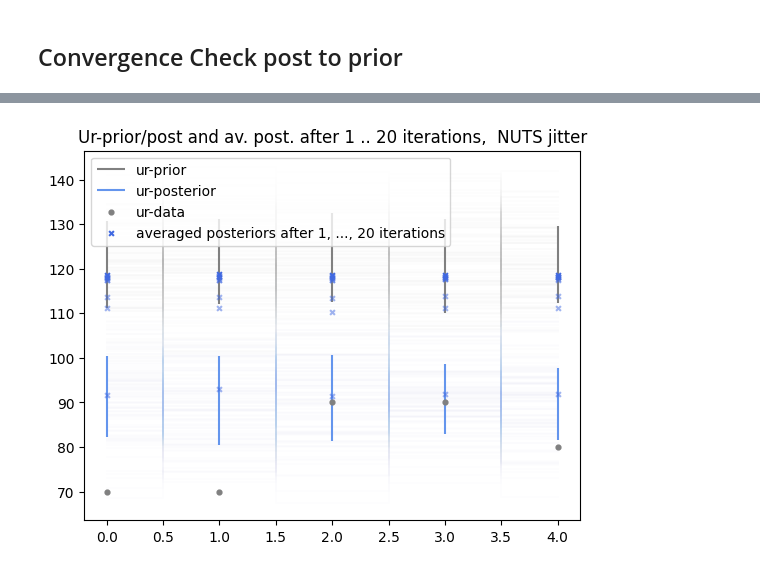
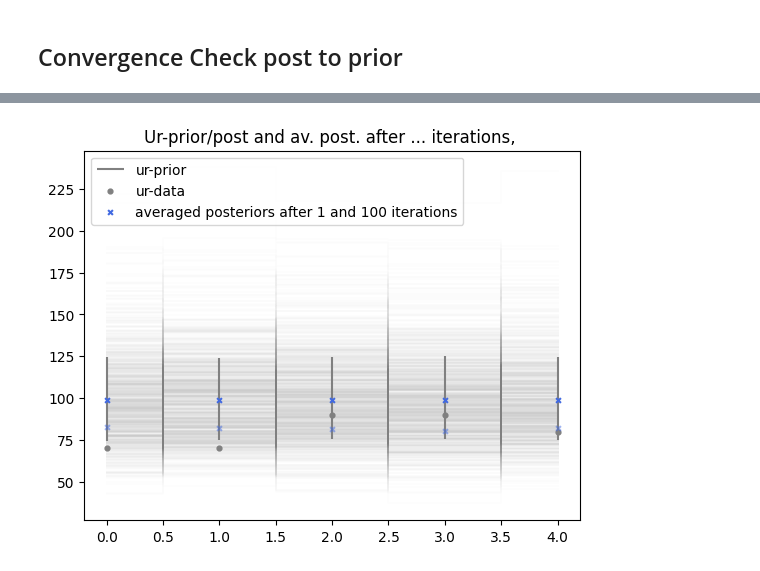
Before and after one commit to malin-horstmann/bayesian_pyhf, a Jupyter notebook: examples/sampling.ipynb, the cells around one changed output, grey strips where cells are left out. Cells and saved outputs as stored; diff of their text form; code cells hidden in the pictures.

```diff
--- a/examples/sampling.ipynb
+++ b/examples/sampling.ipynb
@@ -126,7 +127,7 @@ prior_dict = prepare_inference.prepare_priors(model, unconstr_dict)
     # dictionary with keys 'model', 'obs', 'priors', 'precision'
 precision = []
 [precision.append(float(obs[i])**(0.5)) for i in range(nBins)]
-prepared_model = prepare_inference.prepare_model(model=model, observations=obs, precision=1, priors=prior_dict)
+prepared_model = prepare_inference.prepare_model(model=model, observations=obs, precision=precision, priors=prior_dict)
 # %% [markdown]
 ## General functions
 # %%
@@ -310,9 +293,11 @@ ur_obs = jnp.array([70., 70., 90., 90., 80.])
 model = pyhf.simplemodels.correlated_background([10]*N,[50]*N, [45]*N, [55]*N)
 model.expected_actualdata(model.config.suggested_init()),model.config.suggested_init()
 
+n_samples = 1000
+
 unconstr_dict = {
-    'mu': {'type': 'unconstrained', 'input': [[700.], [100.]]}
+    'mu': {'type': 'unconstrained', 'input': [[5.], [1.]]}
 }
 prior_dict = prepare_inference.prepare_priors(model, unconstr_dict)
-prepared_model = prepare_inference.prepare_model(model=model, observations=obs, precision=1, priors=prior_dict)
+prepared_model = prepare_inference.prepare_model(model=model, observations=ur_obs, precision=1, priors=prior_dict)
 # %%
@@ -338,0 +345,4 @@ Sampling: [ExpData1, Normals, Unconstrained]
+# %%
+a = corner.corner(prior_pred_UR.prior)
+
+b = corner.corner(post_data_UR.posterior)
@@ -339,24 +352,26 @@ Sampling: [ExpData1, Normals, Unconstrained]
 # %%
 obs_from_prior = ur_obs
 post = []
+n_iterations = 2
 n_samples = 100
-n_iterations = 10
-
 
 post_average_iters = []
+post_data_iters = []
 
-for iterations in np.linspace(1, 20, n_iterations, dtype=int):
+for iterations in np.linspace(1, 100, n_iterations, dtype=int):
+    obs_from_prior = ur_obs
     print(f'ITERATION: {iterations}')
     for i in range(iterations):
         with pm.Model() as m1:
-            pars1 = pm.Deterministic('pars1', prepare_inference.priors2pymc(prepared_model))
-            ExpData_Det1 = pm.Deterministic('ExpData_Det1', expData_op(pars1))
+            # pars1 = pm.Deterministic('pars1', prepare_inference.priors2pymc(prepared_model))
+            pars1 = prepare_inference.priors2pymc(prepared_model)
+            # ExpData_Det1 = pm.Deterministic('ExpData_Det1', expData_op(pars1))
 
-            ExpData1 = pm.Normal("ExpData1", mu=ExpData_Det1, sigma = 8, observed=obs_from_prior)
+            ExpData1 = pm.Normal("ExpData1", mu=expData_op(pars1), sigma = 8, observed=obs_from_prior)
 
             step1 = pm.Metropolis()
 
-            post_data_test = pm.sample(n_samples, chains=1, cores=4)
+            post_data_test = pm.sample(n_samples, chains=1, cores=4, step=step1)
             post_pred_test = pm.sample_posterior_predictive(post_data_test)
             prior_pred_test = pm.sample_prior_predictive(n_samples)
 
@@ -375,6 +390,7 @@ for iterations in np.linspace(1, 20, n_iterations, dtype=int):
         post_average.append(aa/(n_samples*iterations))
 
     post_average_iters.append(np.asarray(post_average))
+    post_data_iters.append(post_data_test)
 # %% [output]
 ITERATION: 1
 Only 100 samples in chain.
@@ -417,26 +450,25 @@ Sampling: [ExpData1, Normals, Unconstrained]
 ... (88 outputs left out)
 # %%
-# Prior
+# ur Prior
 plt.step(np.linspace(0,nBins-1,nBins),prior_pred_UR.prior_predictive.ExpData1[0].T, alpha = 0.01, c = 'grey', where = 'mid');
 plt.vlines(np.arange(nBins),*np.quantile(prior_pred_UR.prior_predictive.ExpData1[0],[.15,.85],axis=0), colors = 'grey', label='ur-prior');
 
-
-# Posterior
-plt.step(np.linspace(0,nBins-1,nBins),post_pred_UR.posterior_predictive.ExpData1[0].T, alpha = 0.01, c = 'cornflowerblue', where = 'mid');
-plt.vlines(np.arange(nBins),*np.quantile(post_pred_UR.posterior_predictive.ExpData1[0],[.15,.85],axis=0), colors = 'cornflowerblue', label='ur-posterior')
+# ur Posterior
+# plt.step(np.linspace(0,nBins-1,nBins),post_pred_UR.posterior_predictive.ExpData1[0].T, alpha = 0.01, c = 'cornflowerblue', where = 'mid');
+# plt.vlines(np.arange(nBins),*np.quantile(post_pred_UR.posterior_predictive.ExpData1[0],[.15,.85],axis=0), colors = 'cornflowerblue', label='ur-posterior')
 
 # Observations
 plt.scatter(np.arange(nBins), ur_obs, c = 'grey', s=12, zorder = 999, label = "ur-data")
 
 # Average posterior
-plt.scatter(np.arange(nBins), post_average_iters[n_iterations-1], c = 'royalblue', s=12, marker='x', zorder = 999, alpha = 1, label = 'averaged posteriors after 1, ..., 20 iterations')
+plt.scatter(np.arange(nBins), post_average_iters[1], c = 'royalblue', s=12, marker='x', zorder = 999, alpha = 1, label = 'averaged posteriors after 1 and 100 iterations')
 for i in range(n_iterations-1):
     plt.scatter(np.arange(nBins), post_average_iters[i], c = 'royalblue', s=12, marker='x', zorder = 999, alpha = i/10_000+0.5)
 
 plt.legend(loc='upper left')
-plt.title(f'Ur-prior/post and av. post. after 1 .. 20 iterations,  NUTS jitter')
+plt.title(f'Ur-prior/post and av. post. after ... iterations, ')
 
-plt.savefig('NUTS_jitter_iterations_1_20.pdf')
+plt.savefig('Metropolis_1_and_100_iterations.pdf')
 plt.show()
 # %% [output]
-[figure, old version]
+[figure, new version]
```
Also changed, not shown: parts of 18 cells of this notebook.
